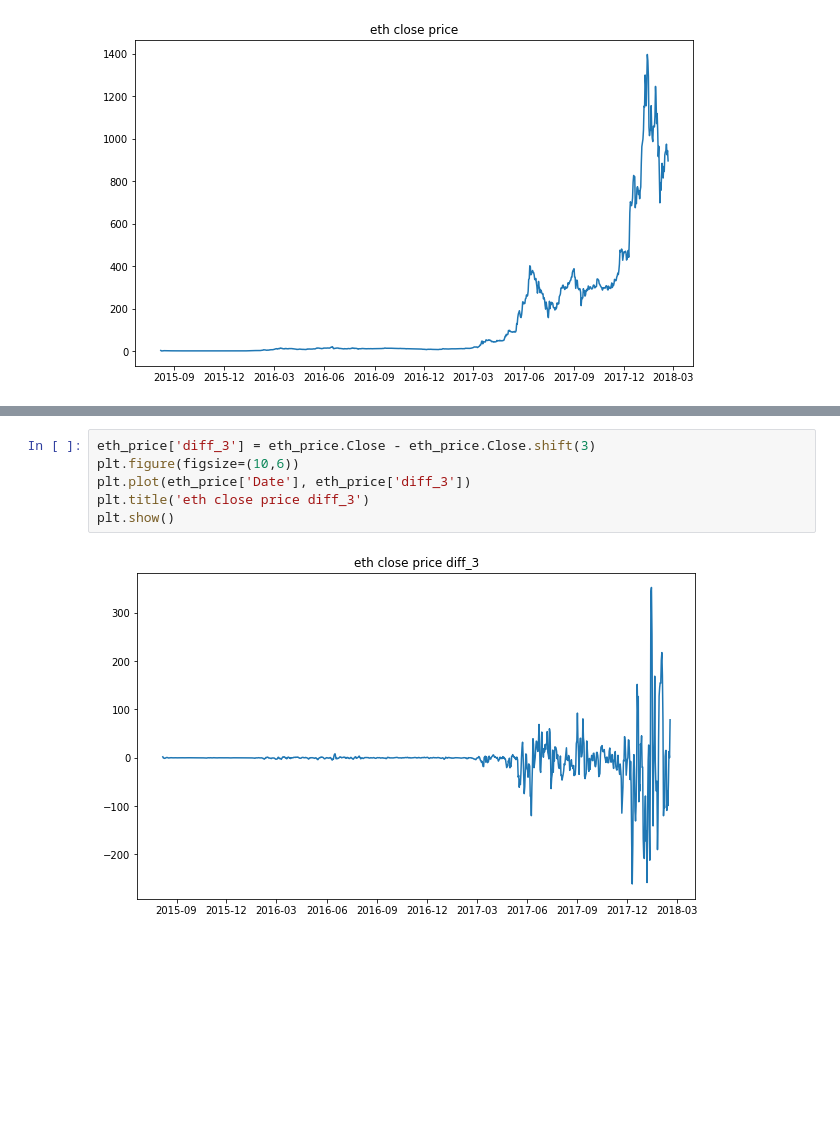
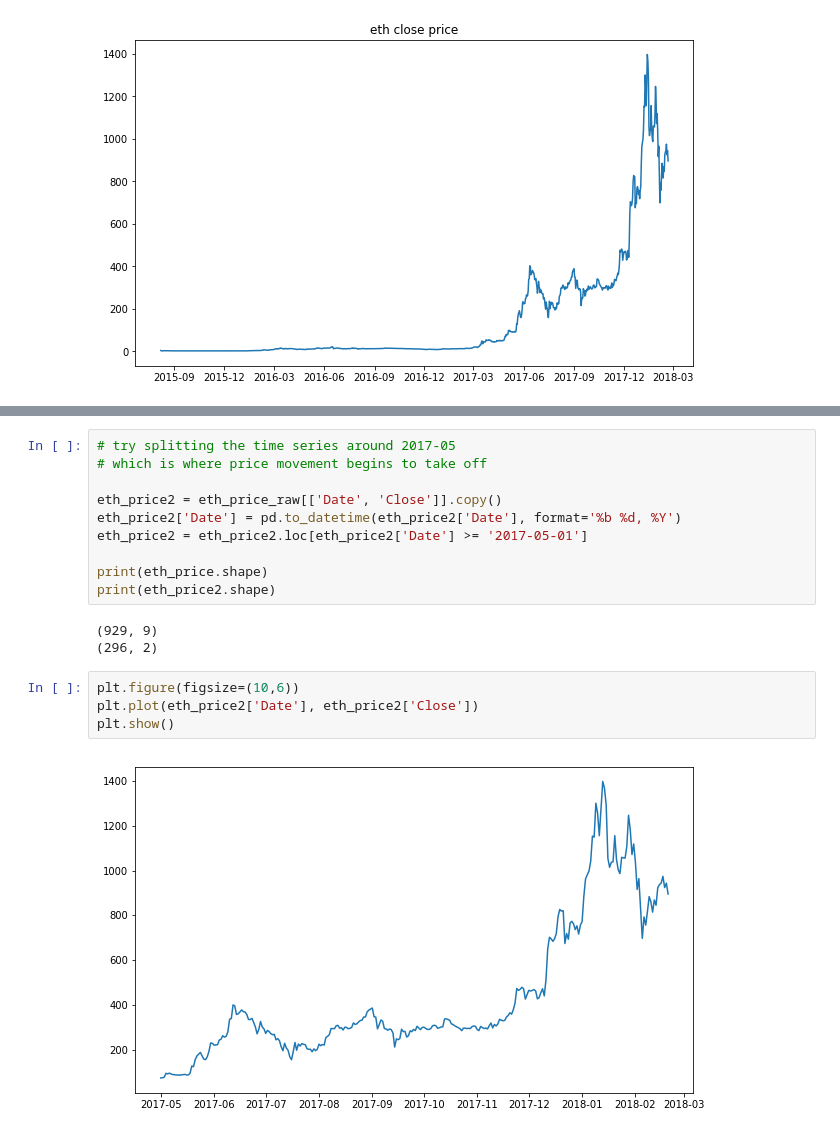
Before and after one commit to brianmcguckin/thinkful_unit_06_specializations, a Jupyter notebook: 06_01_06_challenge_time_series_analysis.ipynb, the cells around one changed output, grey strips where cells are left out. Drawn from its saved outputs; the diff is of its cells as text; blank space fills up the shorter version.

```diff
--- a/06_01_06_challenge_time_series_analysis.ipynb
+++ b/06_01_06_challenge_time_series_analysis.ipynb
@@ -104,8 +182,19 @@ plt.show()
+# %%
+# try splitting the time series around 2017-05
+# which is where price movement begins to take off
+
+eth_price2 = eth_price_raw[['Date', 'Close']].copy()
+eth_price2['Date'] = pd.to_datetime(eth_price2['Date'], format='%b %d, %Y')
+eth_price2 = eth_price2.loc[eth_price2['Date'] >= '2017-05-01']
+
+print(eth_price.shape)
+print(eth_price2.shape)
+# %% [output]
+(929, 9)
+(296, 2)
 # %%
-eth_price['diff_3'] = eth_price.Close - eth_price.Close.shift(3)
 plt.figure(figsize=(10,6))
-plt.plot(eth_price['Date'], eth_price['diff_3'])
-plt.title('eth close price diff_3')
+plt.plot(eth_price2['Date'], eth_price2['Close'])
 plt.show()
 # %% [output]
-[figure, old version]
+[figure, new version]
```
Also changed, not shown: parts of 13 cells of this notebook.
